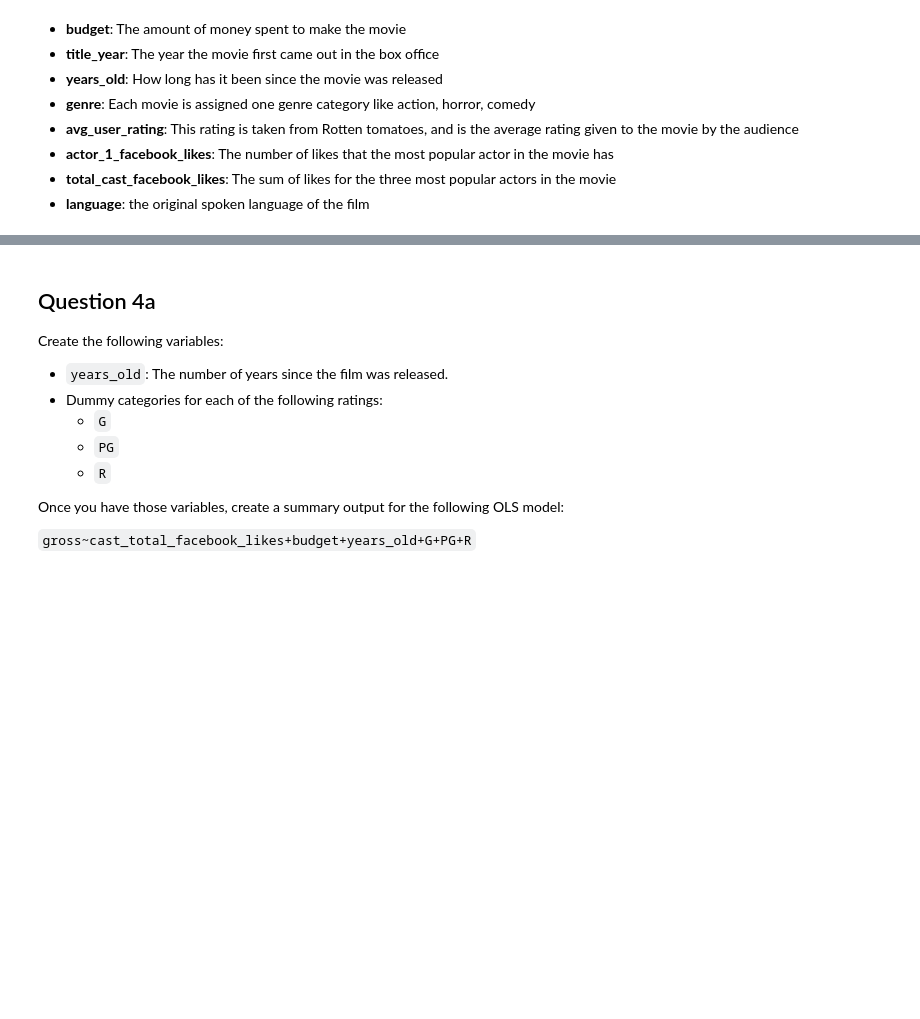
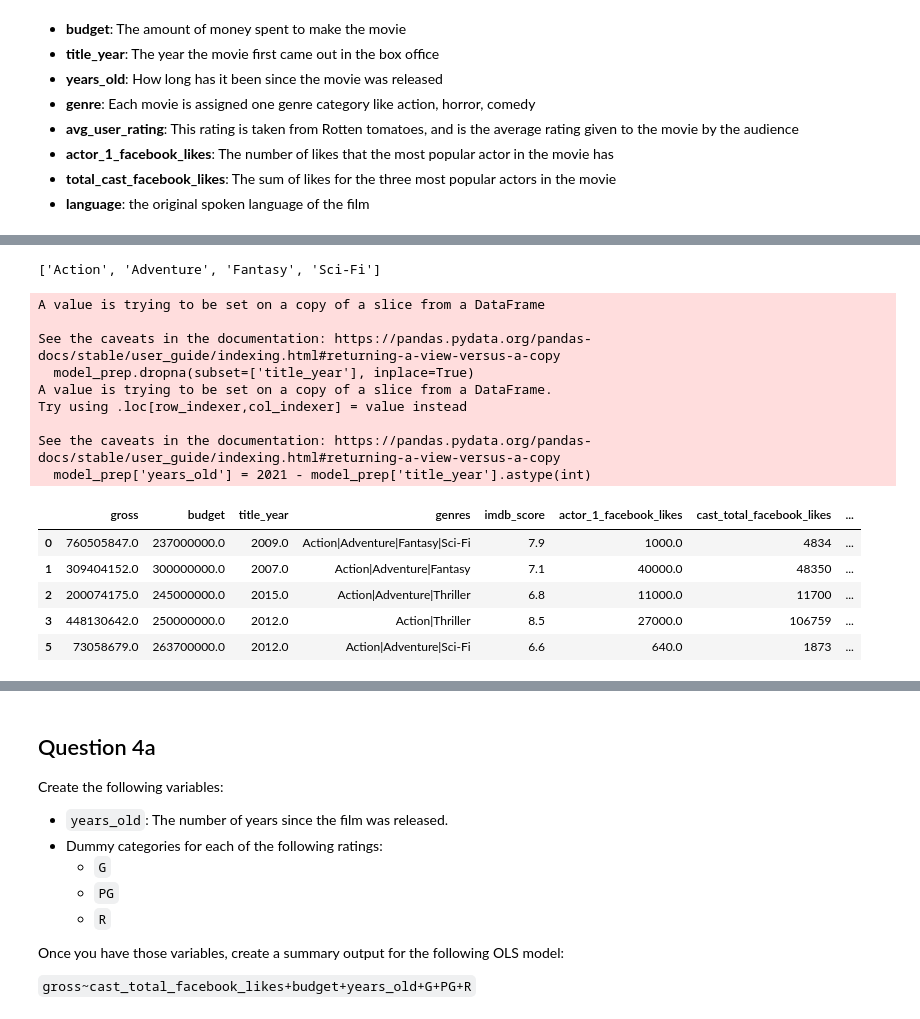
Before and after one commit to Mynusjanai/nyc-dc-ds-020121, a Jupyter notebook: Phase_2/phase_2_pre_assessment_review/Phase_2_Review.ipynb, the cells around one changed output, grey strips where cells are left out. Drawn from its saved outputs; the diff is of its cells as text; code cells hidden in the pictures; blank space fills up the shorter version.

```diff
--- a/Phase_2/phase_2_pre_assessment_review/Phase_2_Review.ipynb
+++ b/Phase_2/phase_2_pre_assessment_review/Phase_2_Review.ipynb
@@ -125,0 +178,27 @@ Identify which features you might drop and why.
+# %%
+df.loc[0, 'genres'].split('|')
+# %% [output]
+['Action', 'Adventure', 'Fantasy', 'Sci-Fi']
+# %%
+# your answer here
+model_prep = df[['gross', 'budget', 'title_year', 'genres', 'imdb_score', 'actor_1_facebook_likes',
+                  'cast_total_facebook_likes', 'content_rating', 'language']]
+model_prep.dropna(subset=['title_year'], inplace=True)
+model_prep['years_old'] = 2021 - model_prep['title_year'].astype(int)
+model_prep.head()
+# %% [output]
+A value is trying to be set on a copy of a slice from a DataFrame
+
+See the caveats in the documentation: https://pandas.pydata.org/pandas-docs/stable/user_guide/indexing.html#returning-a-view-versus-a-copy
+  model_prep.dropna(subset=['title_year'], inplace=True)
+A value is trying to be set on a copy of a slice from a DataFrame.
+Try using .loc[row_indexer,col_indexer] = value instead
+
+See the caveats in the documentation: https://pandas.pydata.org/pandas-docs/stable/user_guide/indexing.html#returning-a-view-versus-a-copy
+  model_prep['years_old'] = 2021 - model_prep['title_year'].astype(int)
+|  | gross | budget | title_year | genres | imdb_score | actor_1_facebook_likes | cast_total_facebook_likes | ... |
+| 0 | 760505847.0 | 237000000.0 | 2009.0 | Action|Adventure|Fantasy|Sci-Fi | 7.9 | 1000.0 | 4834 | ... |
+| 1 | 309404152.0 | 300000000.0 | 2007.0 | Action|Adventure|Fantasy | 7.1 | 40000.0 | 48350 | ... |
+| 2 | 200074175.0 | 245000000.0 | 2015.0 | Action|Adventure|Thriller | 6.8 | 11000.0 | 11700 | ... |
+| 3 | 448130642.0 | 250000000.0 | 2012.0 | Action|Thriller | 8.5 | 27000.0 | 106759 | ... |
+| 5 | 73058679.0 | 263700000.0 | 2012.0 | Action|Adventure|Sci-Fi | 6.6 | 640.0 | 1873 | ... |
```
Also changed, not shown: parts of 20 cells of this notebook, 5 other files.
